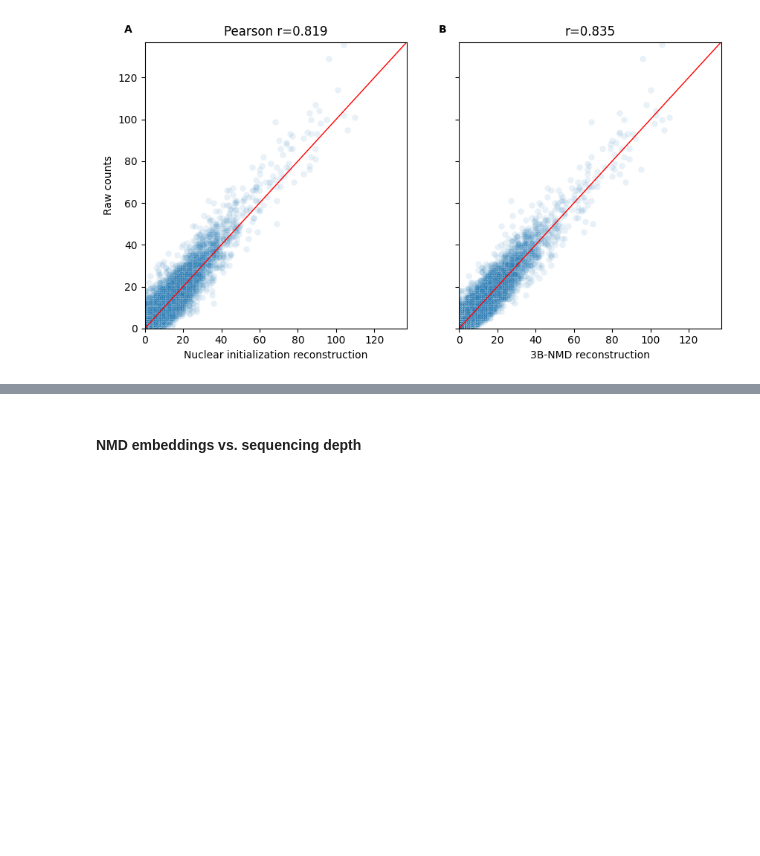
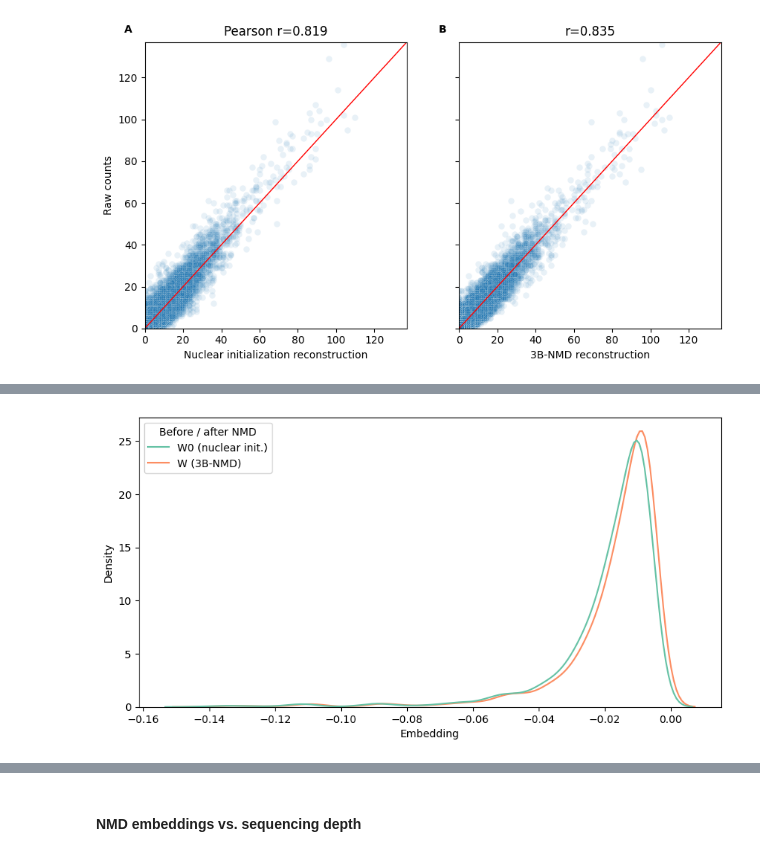
Before and after one commit to sfohr/msc_thesis, a Jupyter notebook: application/analysis/S3_NMD_vs_PCA_raw_counts.ipynb, the cells around one changed output, grey strips where cells are left out. Cells and saved outputs as stored; diff of their text form; code cells hidden in the pictures; blank space fills up the shorter version.

```diff
--- a/application/analysis/S3_NMD_vs_PCA_raw_counts.ipynb
+++ b/application/analysis/S3_NMD_vs_PCA_raw_counts.ipynb
@@ -249,0 +278,13 @@ plt.show()
+# %%
+fig, ax = plt.subplots(figsize= (10, 5))
+kdeplot_W0_dim1_nuclear_vs_W_nmd_r1 = sns.kdeplot(
+    data=df_histogram_W0nuclear_vs_W_nmd_r1,
+    x="dim_1", hue="W0_W_nmd", palette="Set2"
+)
+kdeplot_W0_dim1_nuclear_vs_W_nmd_r1.legend_.set_title("Before / after NMD")
+ax.set_xlabel("Embedding")
+
+plt.savefig(f"{figure_path}/kdeplot_W0_dim1_nuclear_vs_W_nmd.svg", format="svg")
+plt.show()
+# %% [output]
+[figure, added]
```
Also changed, not shown: parts of 29 cells of this notebook, 1 other file.
